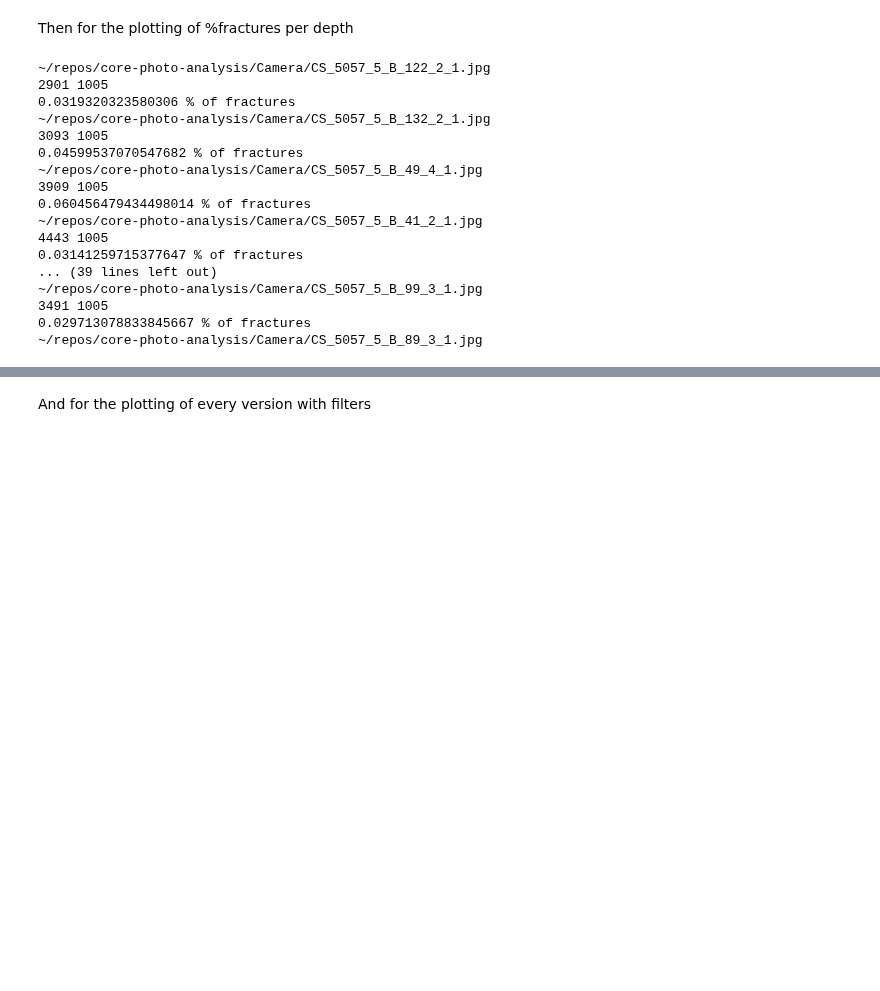
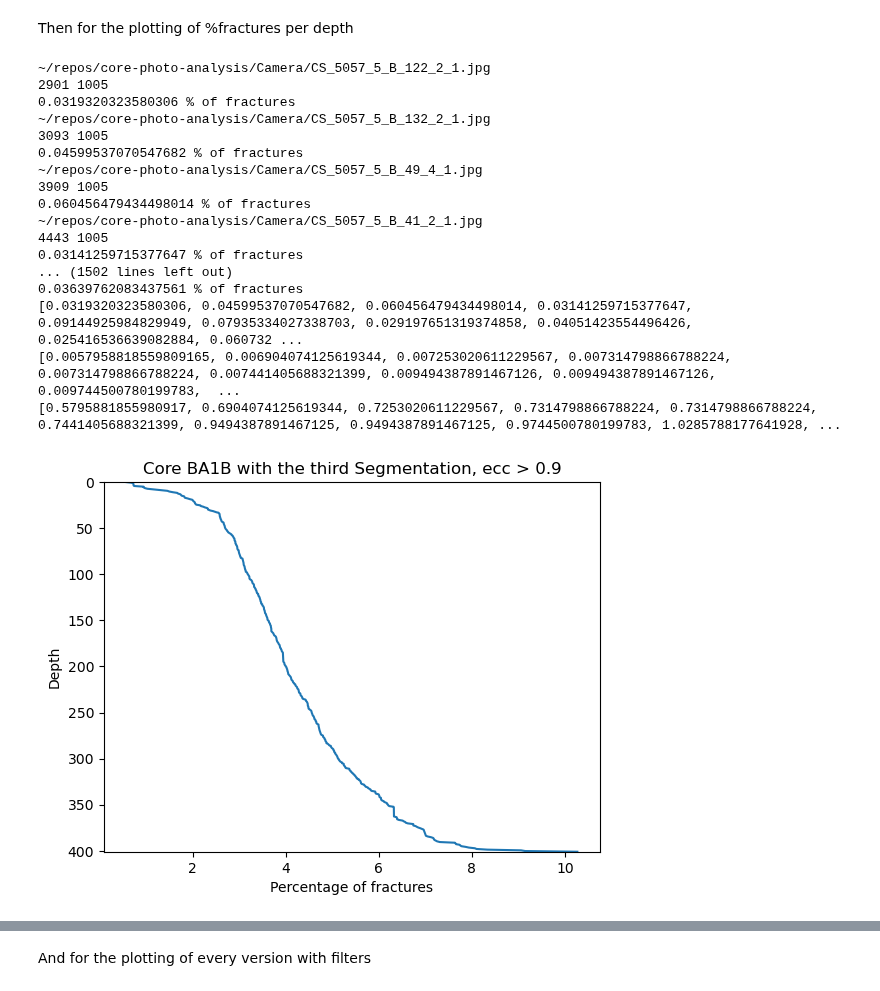
Before and after one commit to SerpRateAI/AI-pipeline-boreholes, a Jupyter notebook: Graph notebook.ipynb, the cells around one changed output, grey strips where cells are left out. Cells and saved outputs as stored; diff of their text form; code cells hidden in the pictures; blank space fills up the shorter version.

Commit message:
added figure for fractures

```diff
--- a/Graph notebook.ipynb
+++ b/Graph notebook.ipynb
@@ -218,50 +218,51 @@ for file in listdir("Camera"):
     #print("Found", len(max_objects_eccentricity), "objects!")
 
     #Calculate % of fractures
     height, width = augm_segm.shape
     print(height, width)
     # proportion = np.sum(max_objects_eccentricity_area) / (height * width)  + 100*number + 10*number2
     proportion = np.sum(max_objects_eccentricity_area) / (height * width)
     print(proportion, '% of fractures')
 
     prop_list.append(proportion)
 
 
 #Display depth graph
-print(prop_list)
+# print(prop_list)
 
 
-#important to sort the % list
-sorted_percent1=sorted(prop_list)
-print(sorted_percent1)
+# #important to sort the % list
+# sorted_percent1=sorted(prop_list)
+# print(sorted_percent1)
 
-sorted_percent=[]
-for i in range(len(sorted_percent1)):
-    sorted_percent.append((sorted_percent1[i]%1)*100)
-print(sorted_percent)
+# sorted_percent=[]
+# for i in range(len(sorted_percent1)):
+#     sorted_percent.append((sorted_percent1[i]%1)*100)
+# print(sorted_percent)
 
-plt.figure()
-plt.title("Core BA1B with the third Segmentation, ecc > 0.9")
-plt.xlabel("Percentage of fractures")
-plt.ylabel("Depth")
-plt.plot(sorted_percent, true_depth_list)
-plt.ylim(max(true_depth_list), min(true_depth_list))
-plt.show()
+# plt.figure()
+# plt.title("Core BA1B with the third Segmentation, ecc > 0.9")
+# plt.xlabel("Percentage of fractures")
+# plt.ylabel("Depth")
+# plt.plot(sorted_percent, true_depth_list)
+# plt.ylim(max(true_depth_list), min(true_depth_list))
+# plt.show()
 # %% [output]
 ~/repos/core-photo-analysis/Camera/CS_5057_5_B_122_2_1.jpg
 2901 1005
 0.0319320323580306 % of fractures
 ~/repos/core-photo-analysis/Camera/CS_5057_5_B_132_2_1.jpg
 3093 1005
 0.04599537070547682 % of fractures
 ~/repos/core-photo-analysis/Camera/CS_5057_5_B_49_4_1.jpg
 3909 1005
 0.060456479434498014 % of fractures
 ~/repos/core-photo-analysis/Camera/CS_5057_5_B_41_2_1.jpg
 4443 1005
 0.03141259715377647 % of fractures
-... (39 lines left out)
-~/repos/core-photo-analysis/Camera/CS_5057_5_B_99_3_1.jpg
-3491 1005
-0.029713078833845667 % of fractures
-~/repos/core-photo-analysis/Camera/CS_5057_5_B_89_3_1.jpg
+... (1502 lines left out)
+0.03639762083437561 % of fractures
+[0.0319320323580306, 0.04599537070547682, 0.060456479434498014, 0.03141259715377647, 0.09144925984829949, 0.07935334027338703, 0.029197651319374858, 0.04051423554496426, 0.025416536639082884, 0.060732 ...
+[0.0057958818559809165, 0.006904074125619344, 0.007253020611229567, 0.007314798866788224, 0.007314798866788224, 0.007441405688321399, 0.009494387891467126, 0.009494387891467126, 0.009744500780199783,  ...
+[0.5795881855980917, 0.6904074125619344, 0.7253020611229567, 0.7314798866788224, 0.7314798866788224, 0.7441405688321399, 0.9494387891467125, 0.9494387891467125, 0.9744500780199783, 1.0285788177641928, ...
+[figure, added]
```
Also changed, not shown: parts of 2 cells of this notebook.
